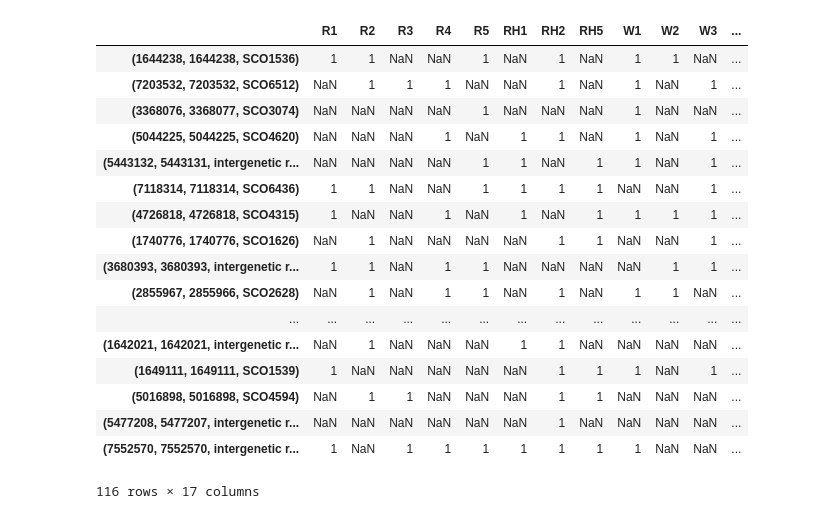
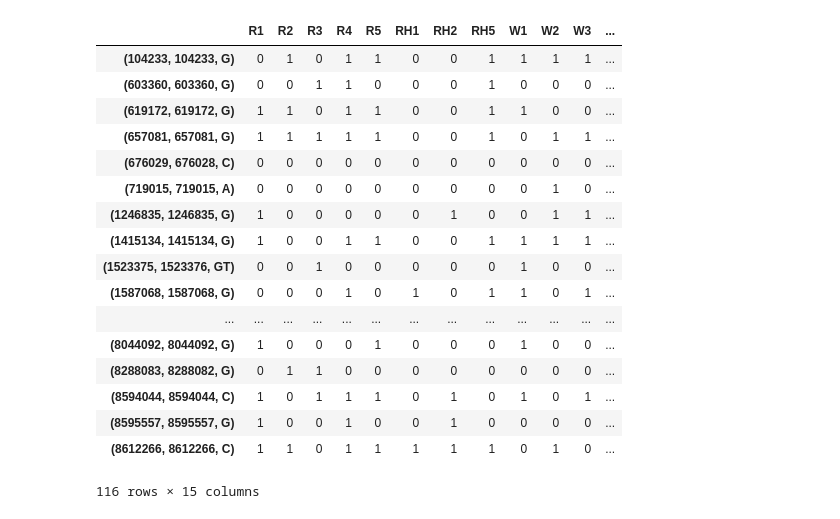
Before and after one commit to bearnomore/Evolution-genomics, a Jupyter notebook: Mutant_ecology_analysis.ipynb, the cells around one changed output. Cells and saved outputs as stored; diff of their text form; code cells hidden in the pictures.

```diff
--- a/Mutant_ecology_analysis.ipynb
+++ b/Mutant_ecology_analysis.ipynb
@@ -107,46 +91,53 @@ diff
 # %%
 variance_table = pd.DataFrame(index = diff, columns = strain_names)
+variance_table['WT VF'] = np.nan
 for strain in strain_names:
-    strain_inds = vcfs_new[strain].index.values
+    vcf = vcfs_100[strain]
+    strain_inds = vcf.index.values
     if strain != 'WT':
         for ind in strain_inds:
             if ind in diff:
-                variance_table.iloc[diff.index(ind)][strain] = 1
+                variance_table.loc[ind, strain] = 1
     else:
         for ind in strain_inds:
-            if ind in diff:
-                #variance_table['WT Variance Frequency'] = round(vcfs_new[strain].loc[ind]['Variant Frequency'], 2)
-                variance_table.iloc[diff.index(ind)][strain] = 1
-variance_table['WT VF'] = np.nan
-WT = vcfs_new['WT']
-WT_inds = WT.index.values
-WT_inds[0]
-for ind in WT_inds:
-    for id in diff:
-        if ind == id:
-            vf = WT.loc[ind, 'Variant Frequency']
-            variance_table.loc[id, 'WT VF'] = vf
-variance_table = variance_table.fillna(0).sort_values(by = 'WT VF', ascending = False)
-variance_table
+            # For WT strain, there are two cases:
+            # Case one: the exactly the same diff (locus and change) in WT is found in mutants-- preexisted change didn't evolve
+            # Case two: the diff site in WT is the same as in mutants, but the change is different-- preexisted change evolve again in mutants
+            for d in diff:
+                if ind == d:
+                    variance_table.loc[d,'WT VF'] = round(vcf.loc[ind, 'Variant Frequency'], 2)
+                    variance_table.loc[d, strain] = 1
+                elif ind[0:2] == d[0:2] and ind[2] != vcf.loc[ind, 'Sequence']:
+                    variance_table.loc[d,'WT VF'] = round(vcf.loc[ind, 'Variant Frequency'], 2)
+                    variance_table.loc[d, strain] = 1
+
+variance_table = variance_table.fillna(0).sort_index()
-# %% [output]
-|  | R1 | R2 | R3 | R4 | R5 | RH1 | RH2 | RH5 | W1 | W2 | W3 | ... |
-| (1644238, 1644238, SCO1536) | 1 | 1 | NaN | NaN | 1 | NaN | 1 | NaN | 1 | 1 | NaN | ... |
-| (7203532, 7203532, SCO6512) | NaN | 1 | 1 | 1 | NaN | NaN | 1 | NaN | 1 | NaN | 1 | ... |
-| (3368076, 3368077, SCO3074) | NaN | NaN | NaN | NaN | 1 | NaN | NaN | NaN | 1 | NaN | NaN | ... |
-| (5044225, 5044225, SCO4620) | NaN | NaN | NaN | 1 | NaN | 1 | 1 | NaN | 1 | NaN | 1 | ... |
-| (5443132, 5443131, intergenetic r... | NaN | NaN | NaN | NaN | 1 | 1 | NaN | 1 | 1 | NaN | 1 | ... |
-| (7118314, 7118314, SCO6436) | 1 | 1 | NaN | NaN | 1 | 1 | 1 | 1 | NaN | NaN | 1 | ... |
-| (4726818, 4726818, SCO4315) | 1 | NaN | NaN | 1 | NaN | 1 | NaN | 1 | 1 | 1 | 1 | ... |
-| (1740776, 1740776, SCO1626) | NaN | 1 | NaN | NaN | NaN | NaN | 1 | 1 | NaN | NaN | 1 | ... |
-| (3680393, 3680393, intergenetic r... | 1 | 1 | NaN | 1 | 1 | NaN | NaN | NaN | NaN | 1 | 1 | ... |
-| (2855967, 2855966, SCO2628) | NaN | 1 | NaN | 1 | 1 | NaN | 1 | NaN | 1 | 1 | NaN | ... |
-| ... | ... | ... | ... | ... | ... | ... | ... | ... | ... | ... | ... | ... |
-| (1642021, 1642021, intergenetic r... | NaN | 1 | NaN | NaN | NaN | 1 | 1 | NaN | NaN | NaN | NaN | ... |
-| (1649111, 1649111, SCO1539) | 1 | NaN | NaN | NaN | NaN | NaN | 1 | 1 | 1 | NaN | 1 | ... |
-| (5016898, 5016898, SCO4594) | NaN | 1 | 1 | NaN | NaN | NaN | 1 | 1 | NaN | NaN | NaN | ... |
-| (5477208, 5477207, intergenetic r... | NaN | NaN | NaN | NaN | NaN | NaN | 1 | NaN | NaN | NaN | NaN | ... |
-| (7552570, 7552570, intergenetic r... | 1 | NaN | 1 | 1 | 1 | 1 | 1 | 1 | 1 | NaN | NaN | ... |
-116 rows × 17 columns
+# %%
+# save variance_table as csv
+filepath = "G:\\Ye\\Evolution mutants\\variance_table.csv"
+cols = variance_table.columns.values
+df = variance_table.loc[:, cols[:-2]]
+df.to_csv(filepath)
+df
+# %% [output]
+|  | R1 | R2 | R3 | R4 | R5 | RH1 | RH2 | RH5 | W1 | W2 | W3 | ... |
+| (104233, 104233, G) | 0 | 1 | 0 | 1 | 1 | 0 | 0 | 1 | 1 | 1 | 1 | ... |
+| (603360, 603360, G) | 0 | 0 | 1 | 1 | 0 | 0 | 0 | 1 | 0 | 0 | 0 | ... |
+| (619172, 619172, G) | 1 | 1 | 0 | 1 | 1 | 0 | 0 | 1 | 1 | 0 | 0 | ... |
+| (657081, 657081, G) | 1 | 1 | 1 | 1 | 1 | 0 | 0 | 1 | 0 | 1 | 1 | ... |
+| (676029, 676028, C) | 0 | 0 | 0 | 0 | 0 | 0 | 0 | 0 | 0 | 0 | 0 | ... |
+| (719015, 719015, A) | 0 | 0 | 0 | 0 | 0 | 0 | 0 | 0 | 0 | 1 | 0 | ... |
+| (1246835, 1246835, G) | 1 | 0 | 0 | 0 | 0 | 0 | 1 | 0 | 0 | 1 | 1 | ... |
+| (1415134, 1415134, G) | 1 | 0 | 0 | 1 | 1 | 0 | 0 | 1 | 1 | 1 | 1 | ... |
+| (1523375, 1523376, GT) | 0 | 0 | 1 | 0 | 0 | 0 | 0 | 0 | 1 | 0 | 0 | ... |
+| (1587068, 1587068, G) | 0 | 0 | 0 | 1 | 0 | 1 | 0 | 1 | 1 | 0 | 1 | ... |
+| ... | ... | ... | ... | ... | ... | ... | ... | ... | ... | ... | ... | ... |
+| (8044092, 8044092, G) | 1 | 0 | 0 | 0 | 1 | 0 | 0 | 0 | 1 | 0 | 0 | ... |
+| (8288083, 8288082, G) | 0 | 1 | 1 | 0 | 0 | 0 | 0 | 0 | 0 | 0 | 0 | ... |
+| (8594044, 8594044, C) | 1 | 0 | 1 | 1 | 1 | 0 | 1 | 0 | 1 | 0 | 1 | ... |
+| (8595557, 8595557, G) | 1 | 0 | 0 | 1 | 0 | 0 | 1 | 0 | 0 | 0 | 0 | ... |
+| (8612266, 8612266, C) | 1 | 1 | 0 | 1 | 1 | 1 | 1 | 1 | 0 | 1 | 0 | ... |
+116 rows × 15 columns
 # %%
 import matplotlib.pyplot as plt
 from matplotlib_venn import venn2
```
Also changed, not shown: parts of 29 cells of this notebook.
